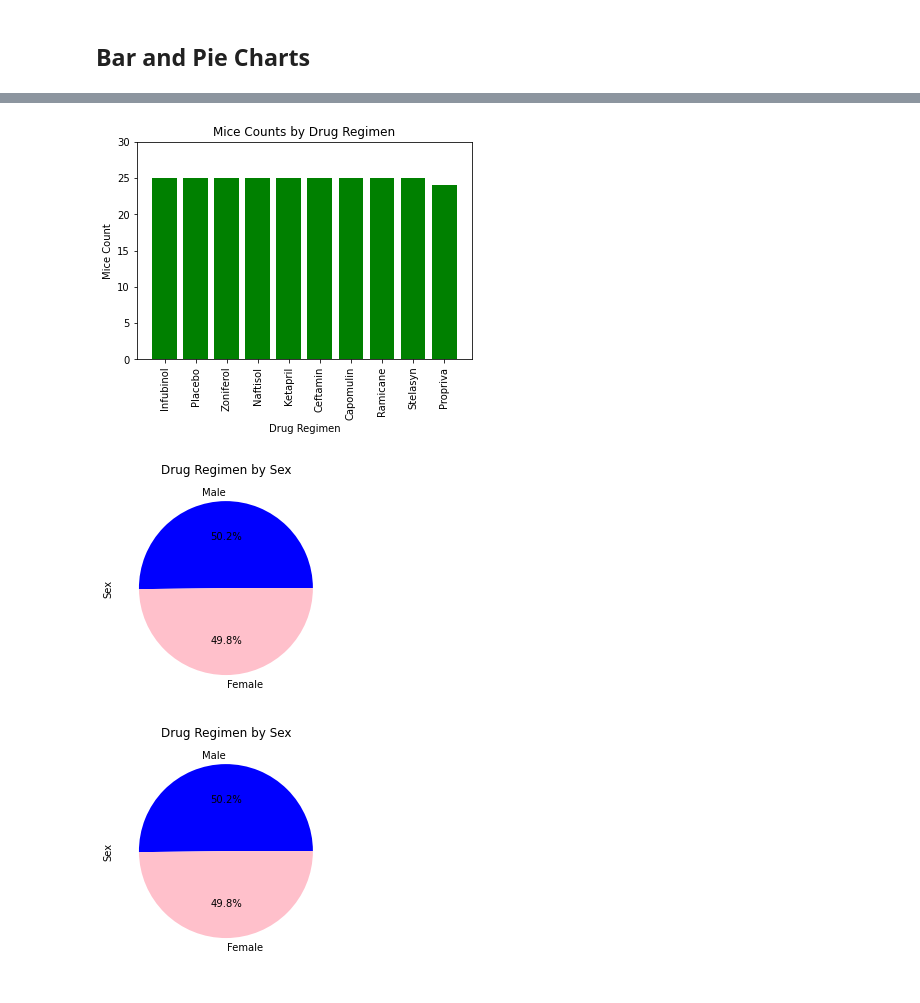
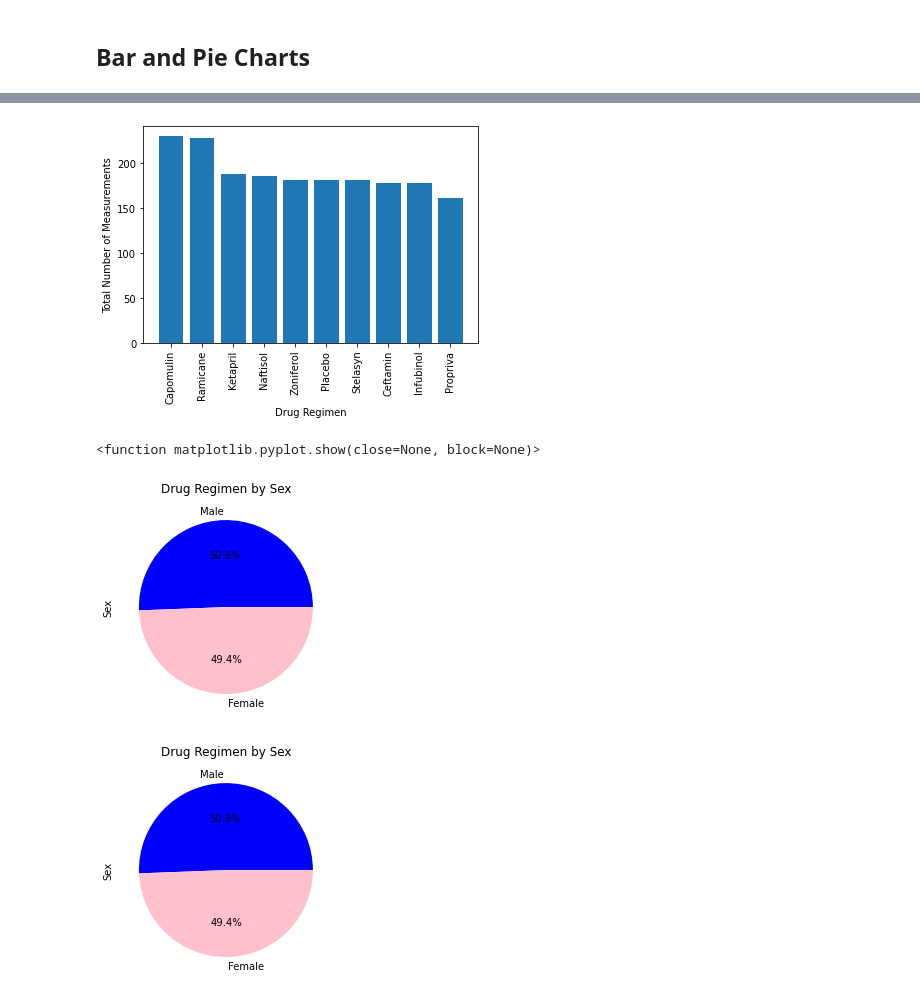
Before and after one commit to Ramirra/matplotlib-challenge, a Jupyter notebook: pymaceuticals_starter.ipynb, the cells around one changed output, grey strips where cells are left out. Cells and saved outputs as stored; diff of their text form; code cells hidden in the pictures.

```diff
--- a/pymaceuticals_starter.ipynb
+++ b/pymaceuticals_starter.ipynb
@@ -164,11 +164,14 @@ summaryStatisticsDF
 # Generate a bar plot showing the total number of measurements taken on each drug regimen using pandas.
 
 # list of unique drug regimens
+drug_regimen = clean_study_data["Drug Regimen"].unique()
 
 # drug regimen as x-axis values for plotting
 
 # drop all duplicate mice
-
+uniqueMice = clean_study_data["Mouse ID"].drop_duplicates()
 
 # get mice counts per drug
+counts = clean_study_data["Drug Regimen"].value_counts()
+counts
 # %% [output]
@@ -192,11 +197,27 @@ summaryStatisticsDF
 # %%
 # Generate a bar plot showing the total number of measurements taken on each drug regimen using pyplot.
 # plot the bar graph of mice count per drug regimen
+plt.bar(counts.index.values, counts.values)
+plt.xlabel("Drug Regimen")
+plt.ylabel("Total Number of Measurements")
+
+plt.xticks(rotation=90)
+
+plt.show()
 # %% [output]
-[figure, old version]
+[figure, new version]
 # %%
 # Generate a pie plot showing the distribution of female versus male mice using pandas
+countsGender = clean_study_data["Sex"].value_counts()
+
+colors = ["blue", "pink"]
+
+countsGender.plot(kind = "pie", colors = colors, autopct = "%1.1f%%")
+plt.title("Drug Regimen by Sex")
+
+plt.show
 # %% [output]
+<function matplotlib.pyplot.show(close=None, block=None)>
 [figure]
 # %%
 # Generate a pie plot showing the distribution of female versus male mice using pyplot
```
Also changed, not shown: parts of 19 cells of this notebook.
